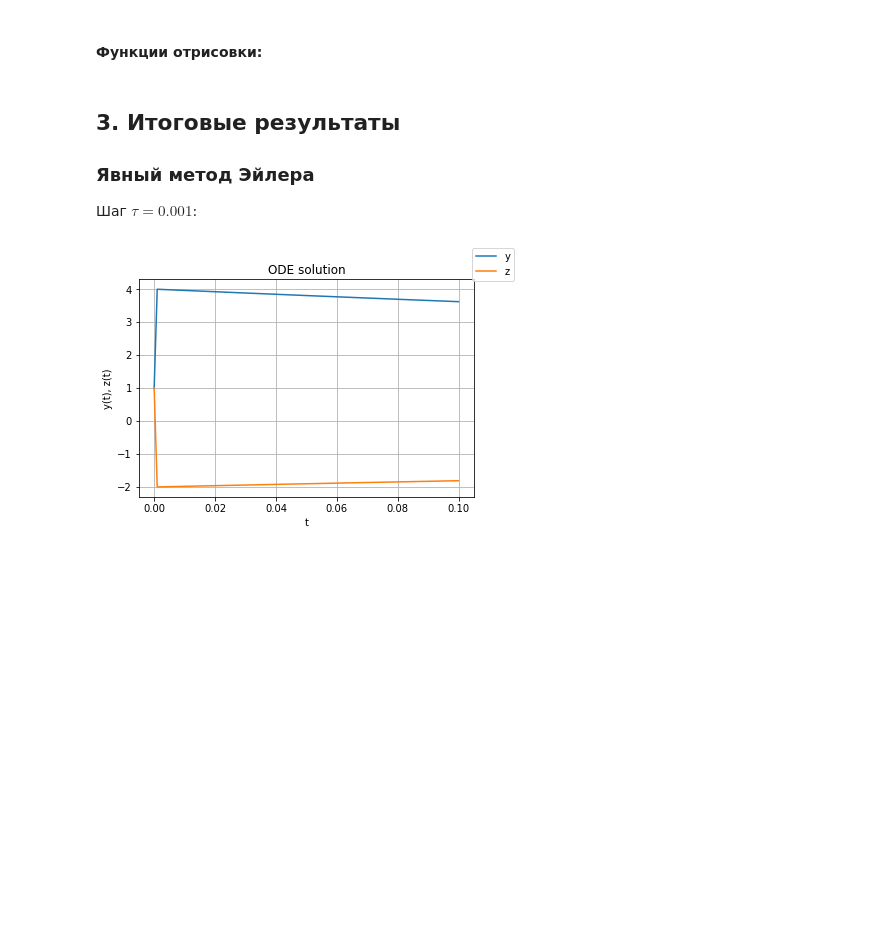
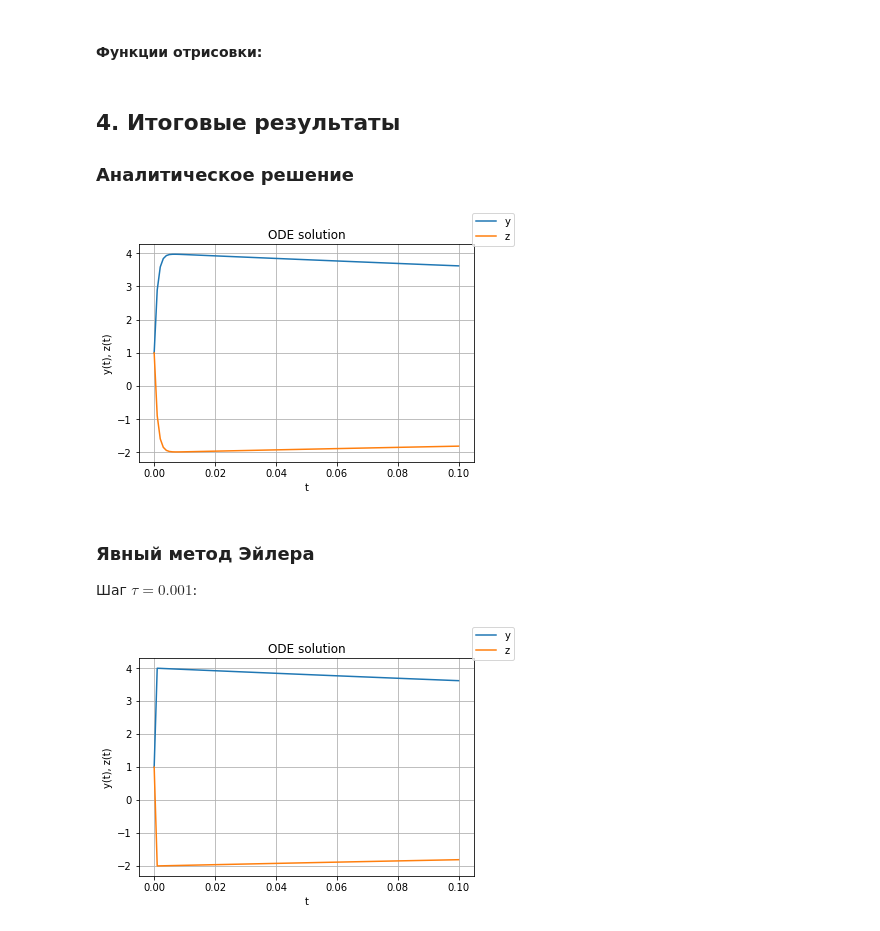
Before and after one commit to IAnanevich/numerical-methods, a Jupyter notebook: Lab1.ipynb, the cells around one changed output. Cells and saved outputs as stored; diff of their text form; code cells hidden in the pictures; blank space fills up the shorter version.

```diff
--- a/Lab1.ipynb
+++ b/Lab1.ipynb
@@ -146,6 +249,11 @@ def draw(t: list, u: list):
     fig.legend((l1), ('yz'))
     plt.grid(True)
     plt.show()
+
+
+def draw_analytical_solution():
+    u, t = analytical_solution(tau=tau, T_size=T_size, u0=[1, 1])
+    draw(t, u)
 
 
 def draw_explicity_euler():
@@ -161,9 +269,31 @@ def draw_implicity_euler():
 def draw_improved_euler():
     u, t = improved_euler(du, u0=[1, 1], tau=tau, T_size=T_size)
     draw(t, u)
+
+
+def draw_gear_first():
+    u, t = gear_first(du, u0=[1, 1], tau=tau, T_size=T_size)
+    draw(t, u)
+
+
+def draw_gear_second():
+    u, t = gear_second(du, u0=[1, 1], tau=tau, T_size=T_size)
+    draw(t, u)
+
+
+def draw_gear_fourth():
+    u, t = gear_fourth(du, u0=[1, 1], tau=tau, T_size=T_size)
+    draw(t, u)
+# %% [markdown]
+## 4. Итоговые результаты
+
+### Аналитическое решение
+# %%
+tau = 0.001
+draw_analytical_solution()
+# %% [output]
+[figure, added]
 # %% [markdown]
-## 3. Итоговые результаты
-
 ### Явный метод Эйлера
 Шаг $\tau=0.001$:
 # %%
```
Also changed, not shown: parts of 26 cells of this notebook.
